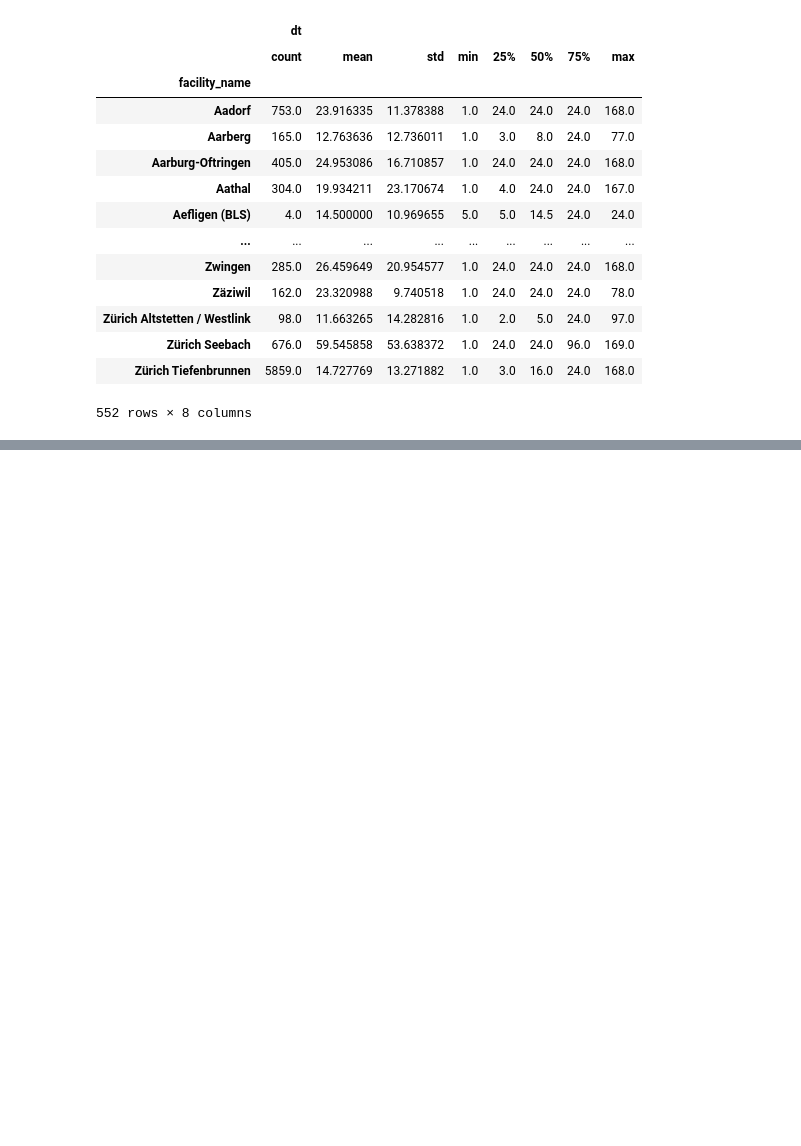
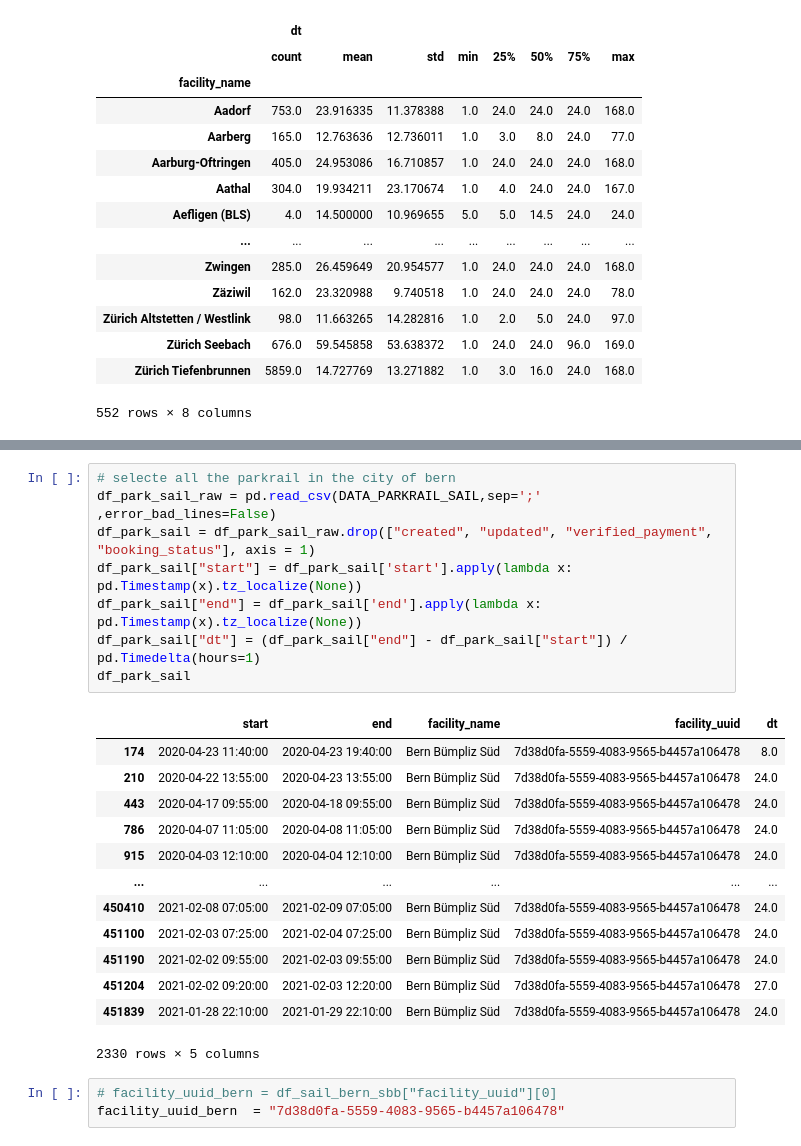
Before and after one commit to mrali92/start_hack_sbb, a Jupyter notebook: data_analysis.ipynb, the cells around one changed output, grey strips where cells are left out. Drawn from its saved outputs; the diff is of its cells as text; blank space fills up the shorter version.

```diff
--- a/data_analysis.ipynb
+++ b/data_analysis.ipynb
@@ -130,0 +122,25 @@ grouped_fname.describe()
+# %%
+# selecte all the parkrail in the city of bern
+df_park_sail_raw = pd.read_csv(DATA_PARKRAIL_SAIL,sep=';' ,error_bad_lines=False)
+df_park_sail = df_park_sail_raw.drop(["created", "updated", "verified_payment", "booking_status"], axis = 1)
+df_park_sail["start"] = df_park_sail['start'].apply(lambda x: pd.Timestamp(x).tz_localize(None))
+df_park_sail["end"] = df_park_sail['end'].apply(lambda x: pd.Timestamp(x).tz_localize(None))
+df_park_sail["dt"] = (df_park_sail["end"] - df_park_sail["start"]) / pd.Timedelta(hours=1)
+df_park_sail
+# %% [output]
+|  | start | end | facility_name | facility_uuid | dt |
+| 174 | 2020-04-23 11:40:00 | 2020-04-23 19:40:00 | Bern Bümpliz Süd | 7d38d0fa-5559-4083-9565-b4457a106478 | 8.0 |
+| 210 | 2020-04-22 13:55:00 | 2020-04-23 13:55:00 | Bern Bümpliz Süd | 7d38d0fa-5559-4083-9565-b4457a106478 | 24.0 |
+| 443 | 2020-04-17 09:55:00 | 2020-04-18 09:55:00 | Bern Bümpliz Süd | 7d38d0fa-5559-4083-9565-b4457a106478 | 24.0 |
+| 786 | 2020-04-07 11:05:00 | 2020-04-08 11:05:00 | Bern Bümpliz Süd | 7d38d0fa-5559-4083-9565-b4457a106478 | 24.0 |
+| 915 | 2020-04-03 12:10:00 | 2020-04-04 12:10:00 | Bern Bümpliz Süd | 7d38d0fa-5559-4083-9565-b4457a106478 | 24.0 |
+| ... | ... | ... | ... | ... | ... |
+| 450410 | 2021-02-08 07:05:00 | 2021-02-09 07:05:00 | Bern Bümpliz Süd | 7d38d0fa-5559-4083-9565-b4457a106478 | 24.0 |
+| 451100 | 2021-02-03 07:25:00 | 2021-02-04 07:25:00 | Bern Bümpliz Süd | 7d38d0fa-5559-4083-9565-b4457a106478 | 24.0 |
+| 451190 | 2021-02-02 09:55:00 | 2021-02-03 09:55:00 | Bern Bümpliz Süd | 7d38d0fa-5559-4083-9565-b4457a106478 | 24.0 |
+| 451204 | 2021-02-02 09:20:00 | 2021-02-03 12:20:00 | Bern Bümpliz Süd | 7d38d0fa-5559-4083-9565-b4457a106478 | 27.0 |
+| 451839 | 2021-01-28 22:10:00 | 2021-01-29 22:10:00 | Bern Bümpliz Süd | 7d38d0fa-5559-4083-9565-b4457a106478 | 24.0 |
+2330 rows × 5 columns
+# %%
+# facility_uuid_bern = df_sail_bern_sbb["facility_uuid"][0]
+facility_uuid_bern  = "7d38d0fa-5559-4083-9565-b4457a106478"
```
Also changed, not shown: parts of 16 cells of this notebook, 17 other files.
